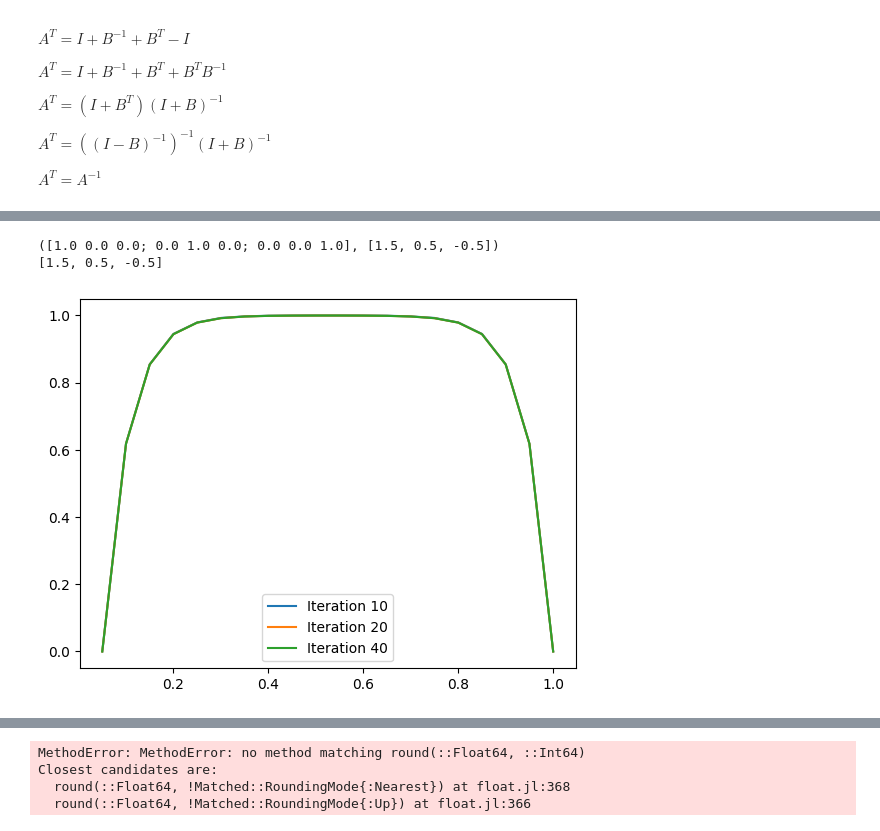
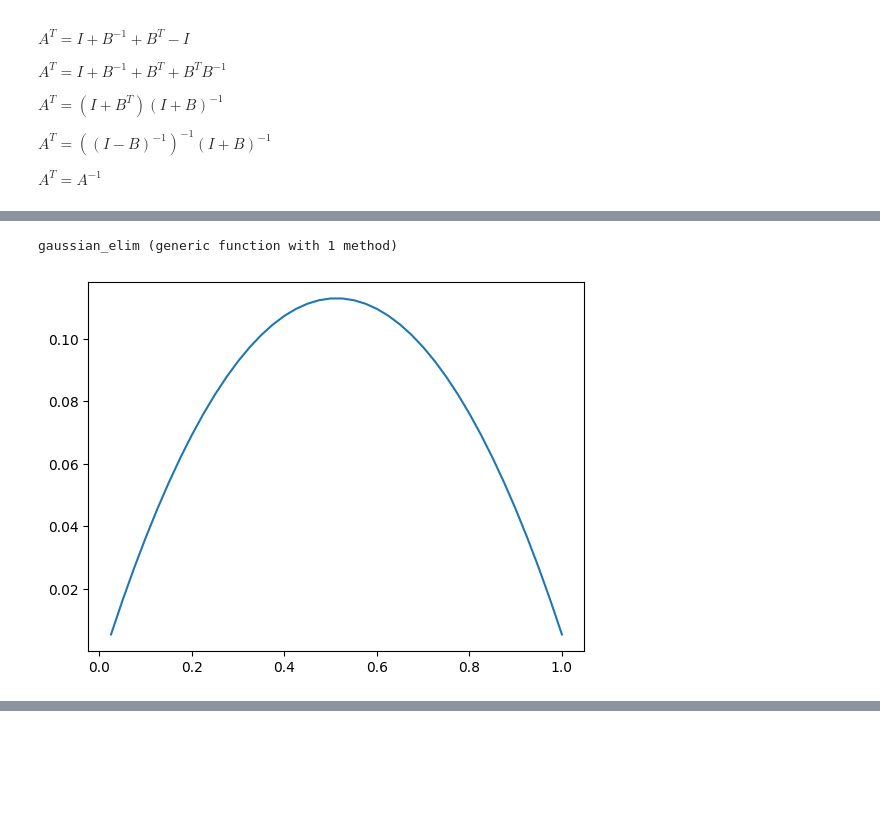
Before and after one commit to ericschulman/numerical, a Jupyter notebook: homework1.ipynb, the cells around one changed output, grey strips where cells are left out. Cells and saved outputs as stored; diff of their text form; code cells hidden in the pictures; blank space fills up the shorter version.

```diff
--- a/homework1.ipynb
+++ b/homework1.ipynb
@@ -120,5 +252,5 @@ Question 6
 # %%
-function guassian_elim(A,b)
+function gaussian_elim(A,b)
 
     A = float(hcat(A, b))
 
@@ -167,72 +299,38 @@ function guassian_elim(A,b)
     return(A[:,1:size(A,2)-1], A[:,size(A,2)])
 
 end
-
-
-A = [1 0 1; 1 2 3 ; 2 1 5]
-b = [1 ;1 ;1]
-
-println(guassian_elim(A,b))
-
-print(inv(A) * b)
 # %% [output]
-([1.0 0.0 0.0; 0.0 1.0 0.0; 0.0 0.0 1.0], [1.5, 0.5, -0.5])
-[1.5, 0.5, -0.5]
+gaussian_elim (generic function with 1 method)
 # %%
-function jacobi(A,b,iter)
-    A = float(A)
-
-    D = Diagonal(A)
-    R = A - D
-    D_inv = inv(D)
-
-    sol = b
-
-    for i = 1:iter
-        sol = D_inv*(b- R*sol)
-    end
-
-    return sol
-end
-
 #discretize by J
-J = 20
+J = 40
+h = 1.0/J
 
 #initialize the solution
 b = ones( (J,1))
 b[1,1] = 0
 b[J,1] = 0
 
 A = zeros((J,J))
 
 #initialize the equations
-A[1,1] = 1
-A[J,J] = 1
+A[1,1] = 3.0
+A[1,2] = -1.0
+
+A[J,J-1] = -1.0
+A[J,J] = 3.0
+
 
 for i= 2:(J-1)
-    A[i,i-1] = -1
-    A[i,i] = 3
-    A[i,i+1] = -1
+    A[i,i-1] = -1.0/h^2
+    A[i,i] = 1.0 + 2/h^2
+    A[i,i+1] = -1.0/h^2
 end
 
+#compute x axis
+xs = (1.0/J)*collect(1:J)
+ys = guassian_elim(A,b)[2]
 
-all_sols = zeros(J,3)
-xs = (1.0/J)*collect(1:J)
-#plot the solution
-for i = 1:3
-    iter = [10;20;40][i]
-    sol = jacobi(A,b,iter)
-    plot( xs , sol , label= "Iteration $(iter)")
-    all_sols[:,i] = sol
-end
-
-plt.legend()
-plt.show()
-
-
-for i= 1:J
-
-    println("x = $(xs[i]), 10 iter = $(all_sols[i,1]),  20 iter = $(all_sols[i,2]),  40 iter = $(all_sols[i,3])" )
-end
+plot( xs ,  ys )
 # %% [output]
-[figure, old version]
+[figure, new version]
@@ -259,7 +338,0 @@ x = 1.0, 10 iter = 0.0,  20 iter = 0.0,  40 iter = 0.0
-# %%
-print( round(.21321 ,3))
-# %% [output]
-MethodError: MethodError: no method matching round(::Float64, ::Int64)
-Closest candidates are:
-  round(::Float64, !Matched::RoundingMode{:Nearest}) at float.jl:368
-  round(::Float64, !Matched::RoundingMode{:Up}) at float.jl:366
```
Also changed, not shown: parts of 12 cells of this notebook.
